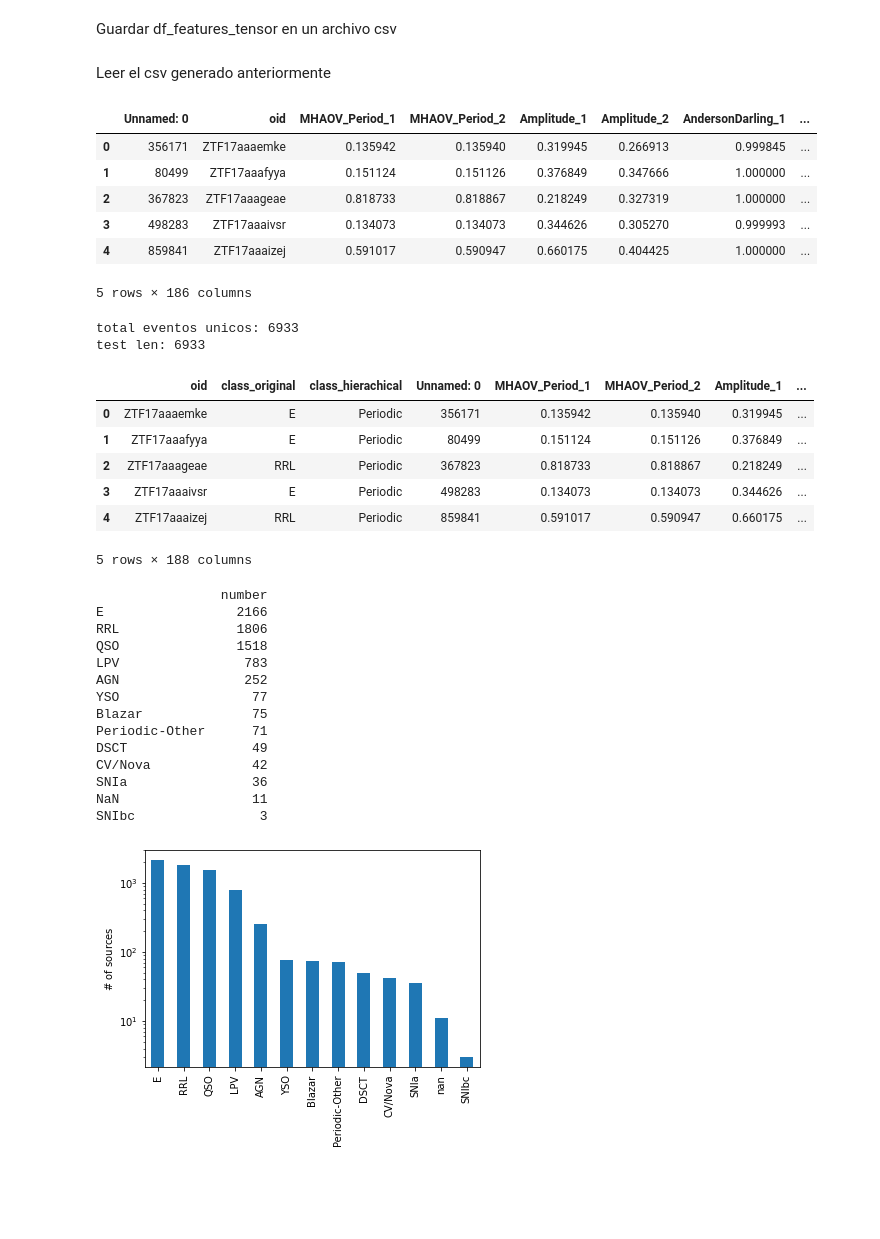
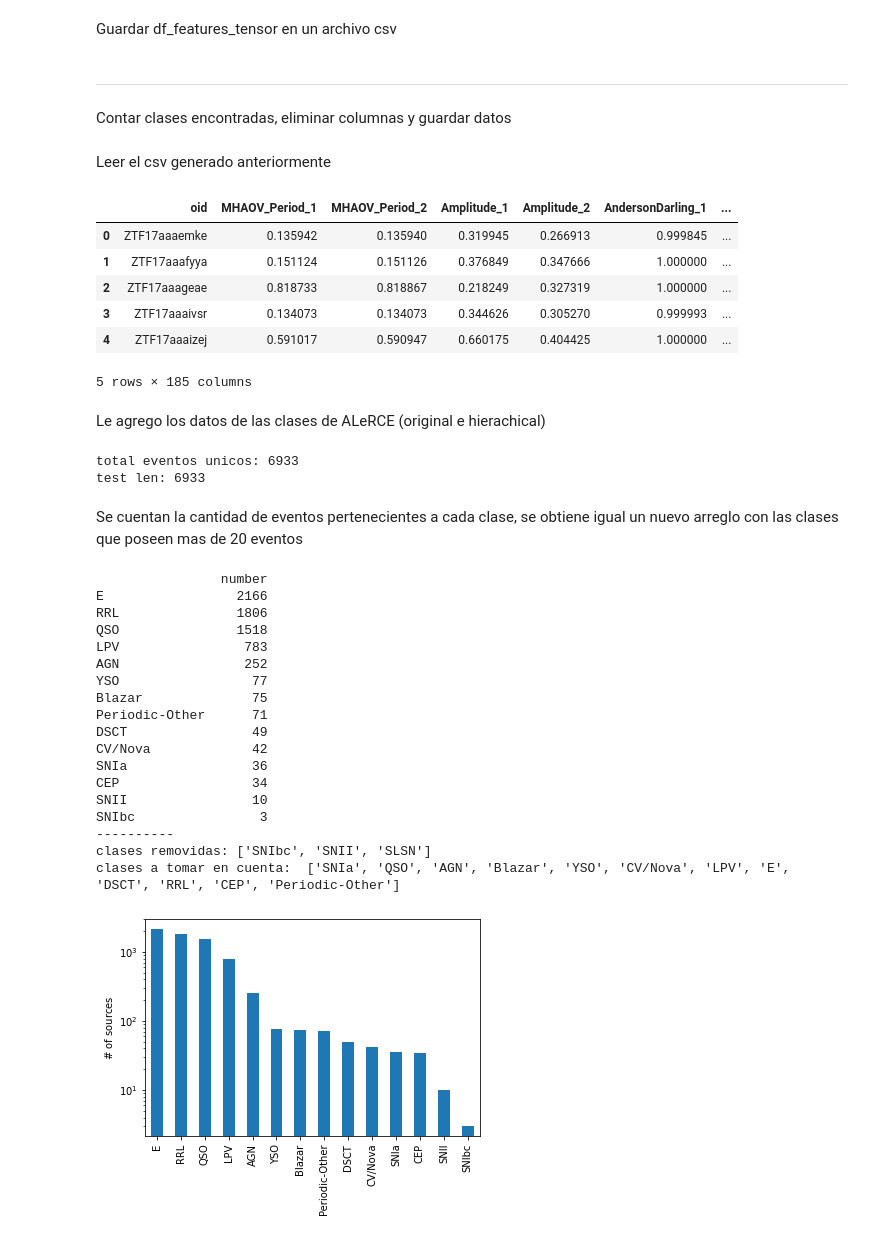
Before and after one commit to LeoQuark/HistogramasAdaptativos, a Jupyter notebook: experimento 4.ipynb, the cells around one changed output. Cells and saved outputs as stored; diff of their text form; code cells hidden in the pictures; blank space fills up the shorter version.

Commit message:
add csv with data of the exp4, df_paula and multiple tensor dimension

```diff
--- a/experimento 4.ipynb
+++ b/experimento 4.ipynb
@@ -482,8 +486,8 @@ print(len(all_event_unique))
 
 init = 0
 finish = 10000
-num_periods = 4
-nbines = 10
+num_periods = 2
+nbines = 5
 array_periods = 2**(np.arange(num_periods)+0)
 # -----------------------------------
 all_columns = df_features.columns.values.tolist()
@@ -568,17 +573,24 @@ df_features_tensor.to_csv('./exp4/features_with_tensor_exp4_6900.csv')
+# %% [markdown]
+--------------
+# %% [markdown]
+Contar clases encontradas, eliminar columnas y guardar datos
 # %% [markdown]
 Leer el csv generado anteriormente
 # %%
 
-df_features_tensor = pd.read_csv('./exp4/features_exp4_4x4x10.csv')
+df_features_tensor = pd.read_csv('./exp4/features_exp4_5x4x5.csv')
+df_features_tensor = df_features_tensor.drop(['Unnamed: 0'],axis=1)
 df_features_tensor.head()
 # %% [output]
-|  | Unnamed: 0 | oid | MHAOV_Period_1 | MHAOV_Period_2 | Amplitude_1 | Amplitude_2 | AndersonDarling_1 | ... |
-| 0 | 356171 | ZTF17aaaemke | 0.135942 | 0.135940 | 0.319945 | 0.266913 | 0.999845 | ... |
-| 1 | 80499 | ZTF17aaafyya | 0.151124 | 0.151126 | 0.376849 | 0.347666 | 1.000000 | ... |
-| 2 | 367823 | ZTF17aaageae | 0.818733 | 0.818867 | 0.218249 | 0.327319 | 1.000000 | ... |
-| 3 | 498283 | ZTF17aaaivsr | 0.134073 | 0.134073 | 0.344626 | 0.305270 | 0.999993 | ... |
-| 4 | 859841 | ZTF17aaaizej | 0.591017 | 0.590947 | 0.660175 | 0.404425 | 1.000000 | ... |
+|  | oid | MHAOV_Period_1 | MHAOV_Period_2 | Amplitude_1 | Amplitude_2 | AndersonDarling_1 | ... |
+| 0 | ZTF17aaaemke | 0.135942 | 0.135940 | 0.319945 | 0.266913 | 0.999845 | ... |
+| 1 | ZTF17aaafyya | 0.151124 | 0.151126 | 0.376849 | 0.347666 | 1.000000 | ... |
+| 2 | ZTF17aaageae | 0.818733 | 0.818867 | 0.218249 | 0.327319 | 1.000000 | ... |
+| 3 | ZTF17aaaivsr | 0.134073 | 0.134073 | 0.344626 | 0.305270 | 0.999993 | ... |
+| 4 | ZTF17aaaizej | 0.591017 | 0.590947 | 0.660175 | 0.404425 | 1.000000 | ... |
-5 rows × 186 columns
+5 rows × 185 columns
+# %% [markdown]
+Le agrego los datos de las clases de ALeRCE (original e hierachical)
 # %%
 ft_oid = df_features_tensor.oid.unique()
 len_df = len(df_features_tensor.oid.unique())
@@ -586,52 +598,66 @@ print(f'total eventos unicos: {len_df}')
 
 df_labels_features = labels.merge(df_features_tensor,on='oid', how='right')
 print(f'test len: {len(df_labels_features)}')
-df_labels_features.head()
+# df_labels_features.head()
 # %% [output]
 total eventos unicos: 6933
 test len: 6933
-|  | oid | class_original | class_hierachical | Unnamed: 0 | MHAOV_Period_1 | MHAOV_Period_2 | Amplitude_1 | ... |
-| 0 | ZTF17aaaemke | E | Periodic | 356171 | 0.135942 | 0.135940 | 0.319945 | ... |
-| 1 | ZTF17aaafyya | E | Periodic | 80499 | 0.151124 | 0.151126 | 0.376849 | ... |
-| 2 | ZTF17aaageae | RRL | Periodic | 367823 | 0.818733 | 0.818867 | 0.218249 | ... |
-| 3 | ZTF17aaaivsr | E | Periodic | 498283 | 0.134073 | 0.134073 | 0.344626 | ... |
-| 4 | ZTF17aaaizej | RRL | Periodic | 859841 | 0.591017 | 0.590947 | 0.660175 | ... |
-5 rows × 188 columns
+# %% [markdown]
+Se cuentan la cantidad de eventos pertenecientes a cada clase, se obtiene igual un nuevo arreglo con las clases que poseen mas de 20 eventos
 # %%
 #defining the classes included in the RF model
 label_order = ['SNIa', 'SNIbc', 'SNII', 'SLSN','QSO','AGN', 'Blazar', 'YSO','CV/Nova',
                'LPV', 'E', 'DSCT', 'RRL', 'CEP','Periodic-Other']
 
-# for index, class_alerce in enumerate(label_order):
-#    print(index+1,'-',class_alerce, df_labels_features['class_original'][df_labels_features['class_original']==class_alerce].shape[0])
+df_labels_features = df_labels_features[df_labels_features['class_original'].notna()]
 
-# print('-'*10)
+amount_accept = 20
+label_remove = []
+for index, class_alerce in enumerate(label_order):
+    amount = df_labels_features['class_original'][df_labels_features['class_original']==class_alerce].shape[0]
+    if(amount < amount_accept):
+        label_remove.append(class_alerce)
+    # print(index+1,'-',class_alerce, amount)
 
 #plotting the number of sources per class for the labeled set
 class_counts = Counter(df_labels_features['class_original'])
 class_counts.most_common()
 # print(class_counts)
 df_hist = pd.DataFrame.from_dict(class_counts, orient='index',columns=['number'])
 df_hist = df_hist.sort_values(by=['number'],ascending=False)
 print(df_hist)
 df_hist.plot(kind='bar',legend=False)
 
 plt.yscale('log')
 plt.ylabel(r'$\#$ of sources')
 plt.savefig('number_sources_labeled_set.pdf',bbox_inches='tight')
+
+print('-'*10)
+
+# remover de la lista label_order las clases que tienen menos de 20 eventos o menos que amount_accept
+for i in range(len(label_remove)):
+    if(label_remove[i] in label_order):
+        label_order.remove(label_remove[i])
+
+print('clases removidas:', label_remove)
+print('clases a tomar en cuenta: ', label_order)
 # %% [output]
                 number
 E                 2166
 RRL               1806
 QSO               1518
 LPV                783
 AGN                252
 YSO                 77
 Blazar              75
 Periodic-Other      71
 DSCT                49
 CV/Nova             42
 SNIa                36
-NaN                 11
+CEP                 34
+SNII                10
 SNIbc                3
+----------
+clases removidas: ['SNIbc', 'SNII', 'SLSN']
+clases a tomar en cuenta:  ['SNIa', 'QSO', 'AGN', 'Blazar', 'YSO', 'CV/Nova', 'LPV', 'E', 'DSCT', 'RRL', 'CEP', 'Periodic-Other']
-[figure, old version]
+[figure, new version]
```
Also changed, not shown: parts of 15 cells of this notebook, 10 other files.
